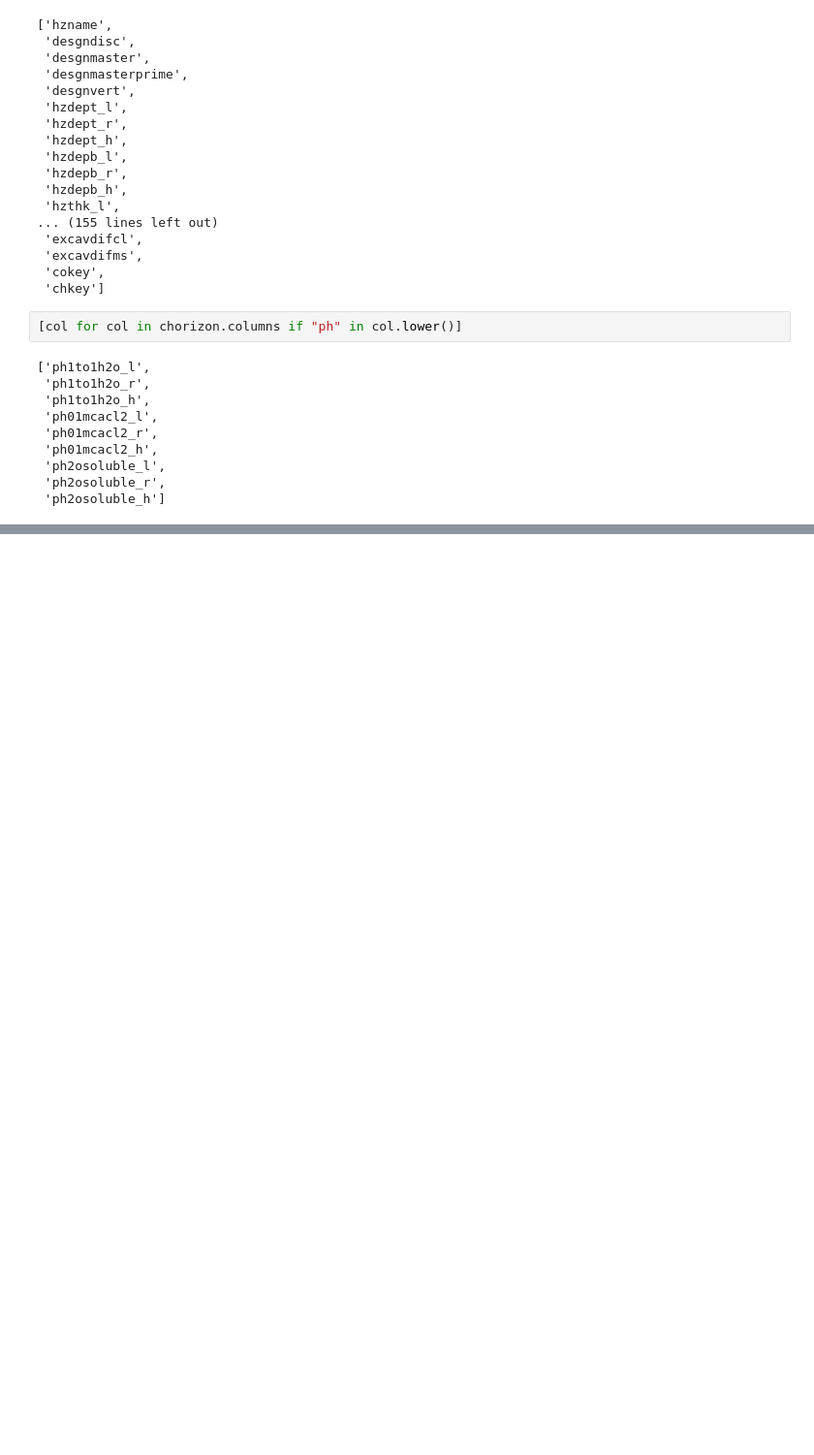
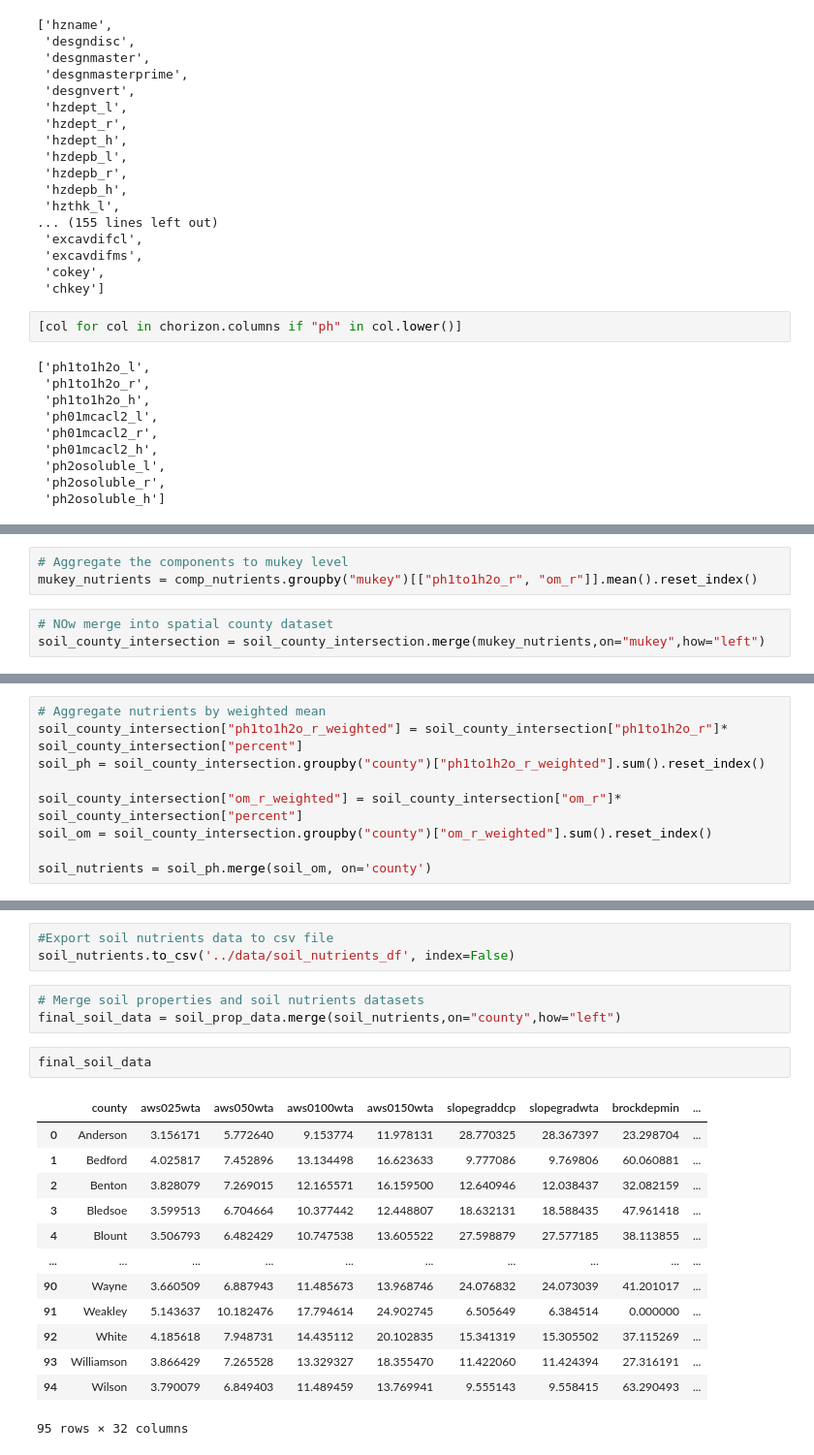
Before and after one commit to ADoddala/Predicting_Crop_Yields, a Jupyter notebook: notebooks/Data_gathering.ipynb, the cells around one changed output, grey strips where cells are left out. Shown at 97% size. Drawn from its saved outputs; the diff is of its cells as text; blank space fills up the shorter version.

Commit message:
Gathered soil nutrients data

```diff
--- a/notebooks/Data_gathering.ipynb
+++ b/notebooks/Data_gathering.ipynb
@@ -1043,0 +1085,6 @@ chorizon.columns.tolist()
+# %%
+# Aggregate the components to mukey level
+mukey_nutrients = comp_nutrients.groupby("mukey")[["ph1to1h2o_r", "om_r"]].mean().reset_index()
+# %%
+# NOw merge into spatial county dataset
+soil_county_intersection = soil_county_intersection.merge(mukey_nutrients,on="mukey",how="left")
@@ -1043,0 +1111,9 @@ chorizon.columns.tolist()
+# %%
+# Aggregate nutrients by weighted mean
+soil_county_intersection["ph1to1h2o_r_weighted"] = soil_county_intersection["ph1to1h2o_r"]* soil_county_intersection["percent"]
+soil_ph = soil_county_intersection.groupby("county")["ph1to1h2o_r_weighted"].sum().reset_index()
+
+soil_county_intersection["om_r_weighted"] = soil_county_intersection["om_r"]* soil_county_intersection["percent"]
+soil_om = soil_county_intersection.groupby("county")["om_r_weighted"].sum().reset_index()
+
+soil_nutrients = soil_ph.merge(soil_om, on='county')
@@ -1043,0 +1136,22 @@ chorizon.columns.tolist()
+# %%
+#Export soil nutrients data to csv file
+soil_nutrients.to_csv('../data/soil_nutrients_df', index=False)
+# %%
+# Merge soil properties and soil nutrients datasets
+final_soil_data = soil_prop_data.merge(soil_nutrients,on="county",how="left")
+# %%
+final_soil_data
+# %% [output]
+|  | county | aws025wta | aws050wta | aws0100wta | aws0150wta | slopegraddcp | slopegradwta | brockdepmin | ... |
+| 0 | Anderson | 3.156171 | 5.772640 | 9.153774 | 11.978131 | 28.770325 | 28.367397 | 23.298704 | ... |
+| 1 | Bedford | 4.025817 | 7.452896 | 13.134498 | 16.623633 | 9.777086 | 9.769806 | 60.060881 | ... |
+| 2 | Benton | 3.828079 | 7.269015 | 12.165571 | 16.159500 | 12.640946 | 12.038437 | 32.082159 | ... |
+| 3 | Bledsoe | 3.599513 | 6.704664 | 10.377442 | 12.448807 | 18.632131 | 18.588435 | 47.961418 | ... |
+| 4 | Blount | 3.506793 | 6.482429 | 10.747538 | 13.605522 | 27.598879 | 27.577185 | 38.113855 | ... |
+| ... | ... | ... | ... | ... | ... | ... | ... | ... | ... |
+| 90 | Wayne | 3.660509 | 6.887943 | 11.485673 | 13.968746 | 24.076832 | 24.073039 | 41.201017 | ... |
+| 91 | Weakley | 5.143637 | 10.182476 | 17.794614 | 24.902745 | 6.505649 | 6.384514 | 0.000000 | ... |
+| 92 | White | 4.185618 | 7.948731 | 14.435112 | 20.102835 | 15.341319 | 15.305502 | 37.115269 | ... |
+| 93 | Williamson | 3.866429 | 7.265528 | 13.329327 | 18.355470 | 11.422060 | 11.424394 | 27.316191 | ... |
+| 94 | Wilson | 3.790079 | 6.849403 | 11.489459 | 13.769941 | 9.555143 | 9.558415 | 63.290493 | ... |
+95 rows × 32 columns
```
Also changed, not shown: parts of 17 cells of this notebook.
